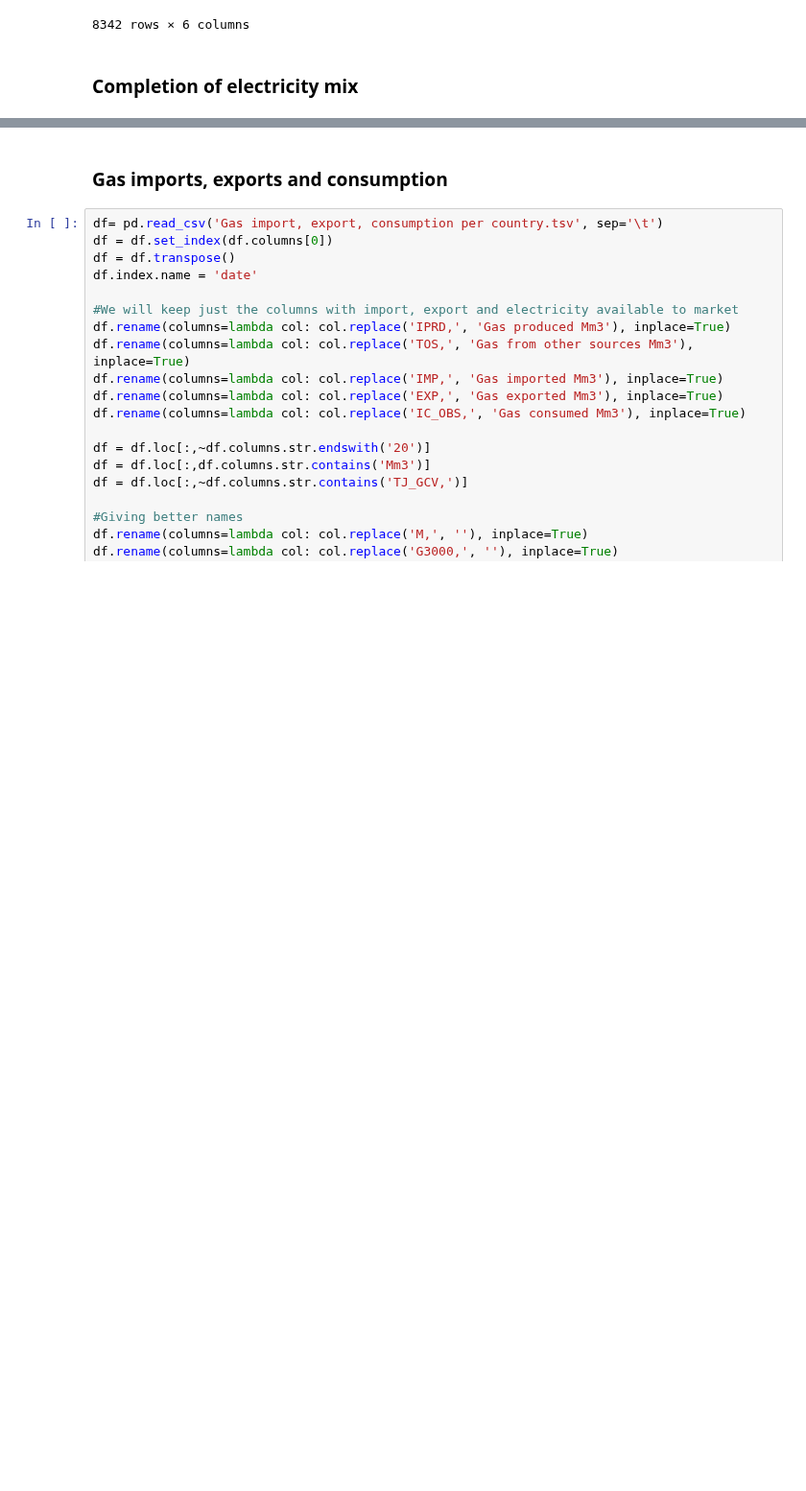
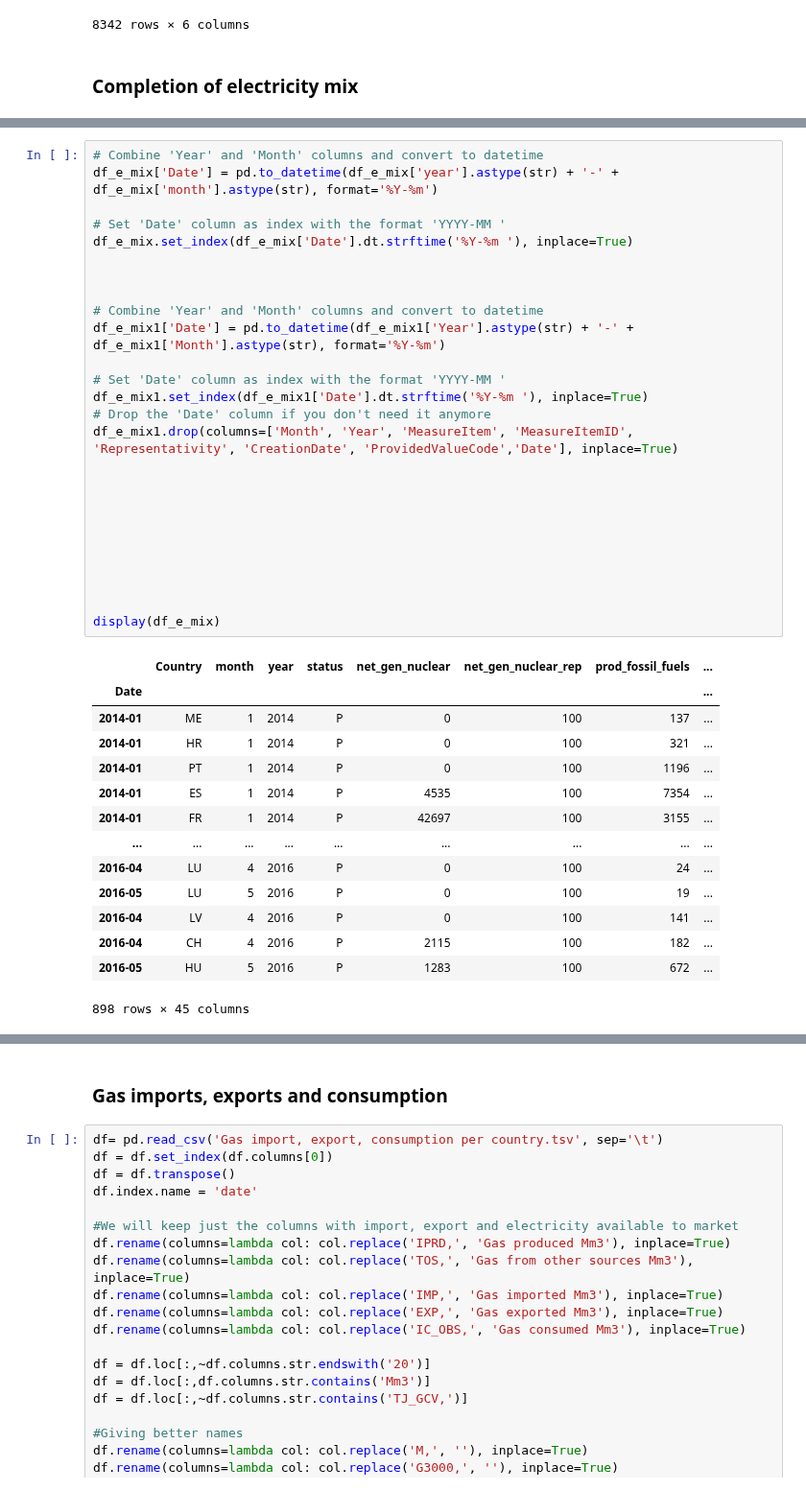
Before and after one commit to gaya22/Project_3_SEne, a Jupyter notebook: raw_df_for_features/cleaning_eurostat_files.ipynb, the cells around one changed output, grey strips where cells are left out. Shown at 96% size. Cells and saved outputs as stored; diff of their text form; blank space fills up the shorter version.

```diff
--- a/raw_df_for_features/cleaning_eurostat_files.ipynb
+++ b/raw_df_for_features/cleaning_eurostat_files.ipynb
@@ -249,0 +287,41 @@ display(s)
+# %%
+# Combine 'Year' and 'Month' columns and convert to datetime
+df_e_mix['Date'] = pd.to_datetime(df_e_mix['year'].astype(str) + '-' + df_e_mix['month'].astype(str), format='%Y-%m')
+
+# Set 'Date' column as index with the format 'YYYY-MM '
+df_e_mix.set_index(df_e_mix['Date'].dt.strftime('%Y-%m '), inplace=True)
+
+
+
+# Combine 'Year' and 'Month' columns and convert to datetime
+df_e_mix1['Date'] = pd.to_datetime(df_e_mix1['Year'].astype(str) + '-' + df_e_mix1['Month'].astype(str), format='%Y-%m')
+
+# Set 'Date' column as index with the format 'YYYY-MM '
+df_e_mix1.set_index(df_e_mix1['Date'].dt.strftime('%Y-%m '), inplace=True)
+# Drop the 'Date' column if you don't need it anymore
+df_e_mix1.drop(columns=['Month', 'Year', 'MeasureItem', 'MeasureItemID', 'Representativity', 'CreationDate', 'ProvidedValueCode','Date'], inplace=True)
+
+
+
+
+
+
+
+
+
+display(df_e_mix)
+# %% [output]
+|  | Country | month | year | status | net_gen_nuclear | net_gen_nuclear_rep | prod_fossil_fuels | ... |
+| Date |  |  |  |  |  |  |  | ... |
+| 2014-01 | ME | 1 | 2014 | P | 0 | 100 | 137 | ... |
+| 2014-01 | HR | 1 | 2014 | P | 0 | 100 | 321 | ... |
+| 2014-01 | PT | 1 | 2014 | P | 0 | 100 | 1196 | ... |
+| 2014-01 | ES | 1 | 2014 | P | 4535 | 100 | 7354 | ... |
+| 2014-01 | FR | 1 | 2014 | P | 42697 | 100 | 3155 | ... |
+| ... | ... | ... | ... | ... | ... | ... | ... | ... |
+| 2016-04 | LU | 4 | 2016 | P | 0 | 100 | 24 | ... |
+| 2016-05 | LU | 5 | 2016 | P | 0 | 100 | 19 | ... |
+| 2016-04 | LV | 4 | 2016 | P | 0 | 100 | 141 | ... |
+| 2016-04 | CH | 4 | 2016 | P | 2115 | 100 | 182 | ... |
+| 2016-05 | HU | 5 | 2016 | P | 1283 | 100 | 672 | ... |
+898 rows × 45 columns
```
Also changed, not shown: parts of 10 cells of this notebook, 1 other file.
